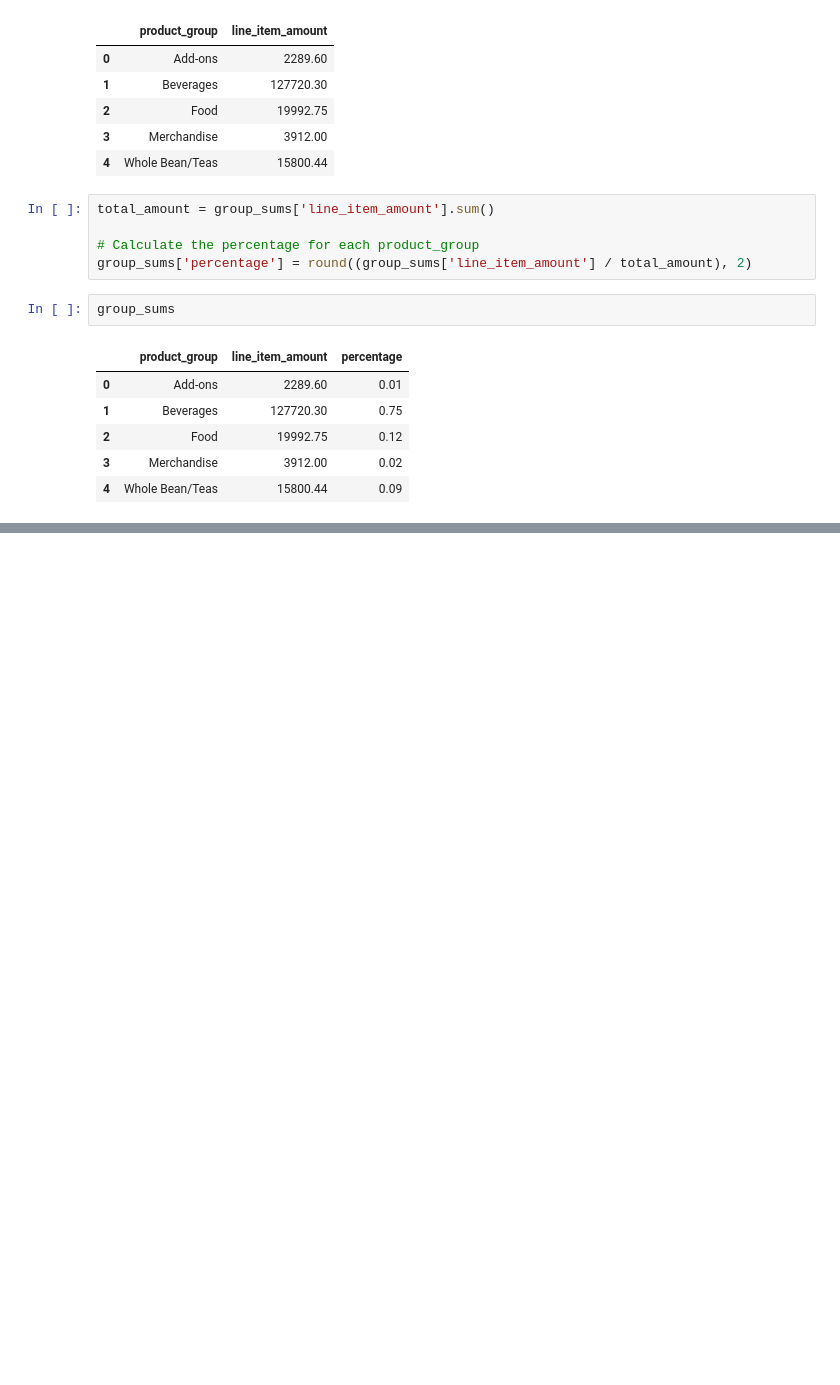
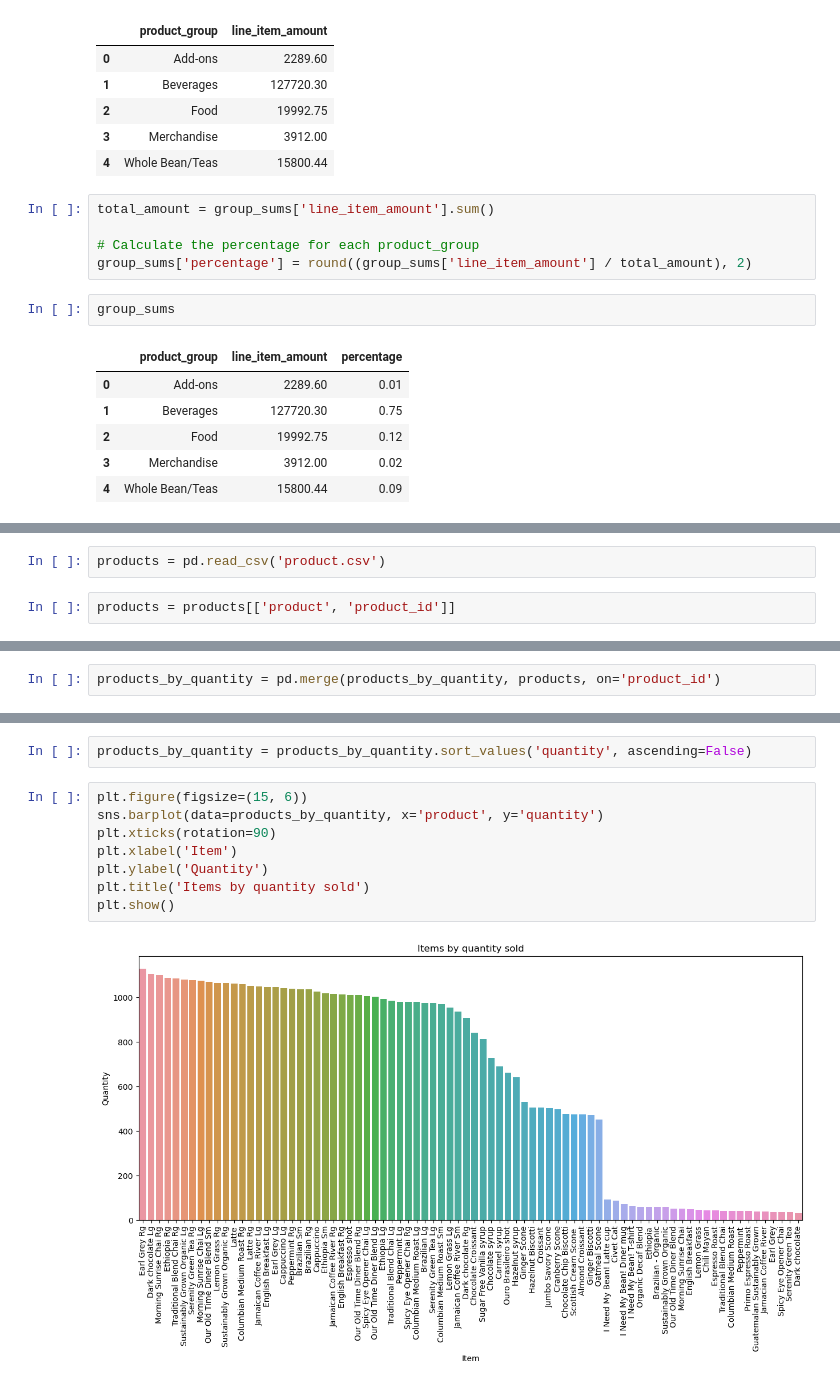
Before and after one commit to coffee-shop-analysis/coffee_project, a Jupyter notebook: explore_j.ipynb, the cells around one changed output, grey strips where cells are left out. Saved outputs shown, nothing was run; the diff lists cells and outputs as text; blank space fills up the shorter version.

```diff
--- a/explore_j.ipynb
+++ b/explore_j.ipynb
@@ -294,0 +301,4 @@ group_sums
+# %%
+products = pd.read_csv('product.csv')
+# %%
+products = products[['product', 'product_id']]
@@ -294,0 +321,2 @@ group_sums
+# %%
+products_by_quantity = pd.merge(products_by_quantity, products, on='product_id')
@@ -294,0 +339,12 @@ group_sums
+# %%
+products_by_quantity = products_by_quantity.sort_values('quantity', ascending=False)
+# %%
+plt.figure(figsize=(15, 6))
+sns.barplot(data=products_by_quantity, x='product', y='quantity')
+plt.xticks(rotation=90)
+plt.xlabel('Item')
+plt.ylabel('Quantity')
+plt.title('Items by quantity sold')
+plt.show()
+# %% [output]
+[figure, added]
```
Also changed, not shown: parts of 9 cells of this notebook.
